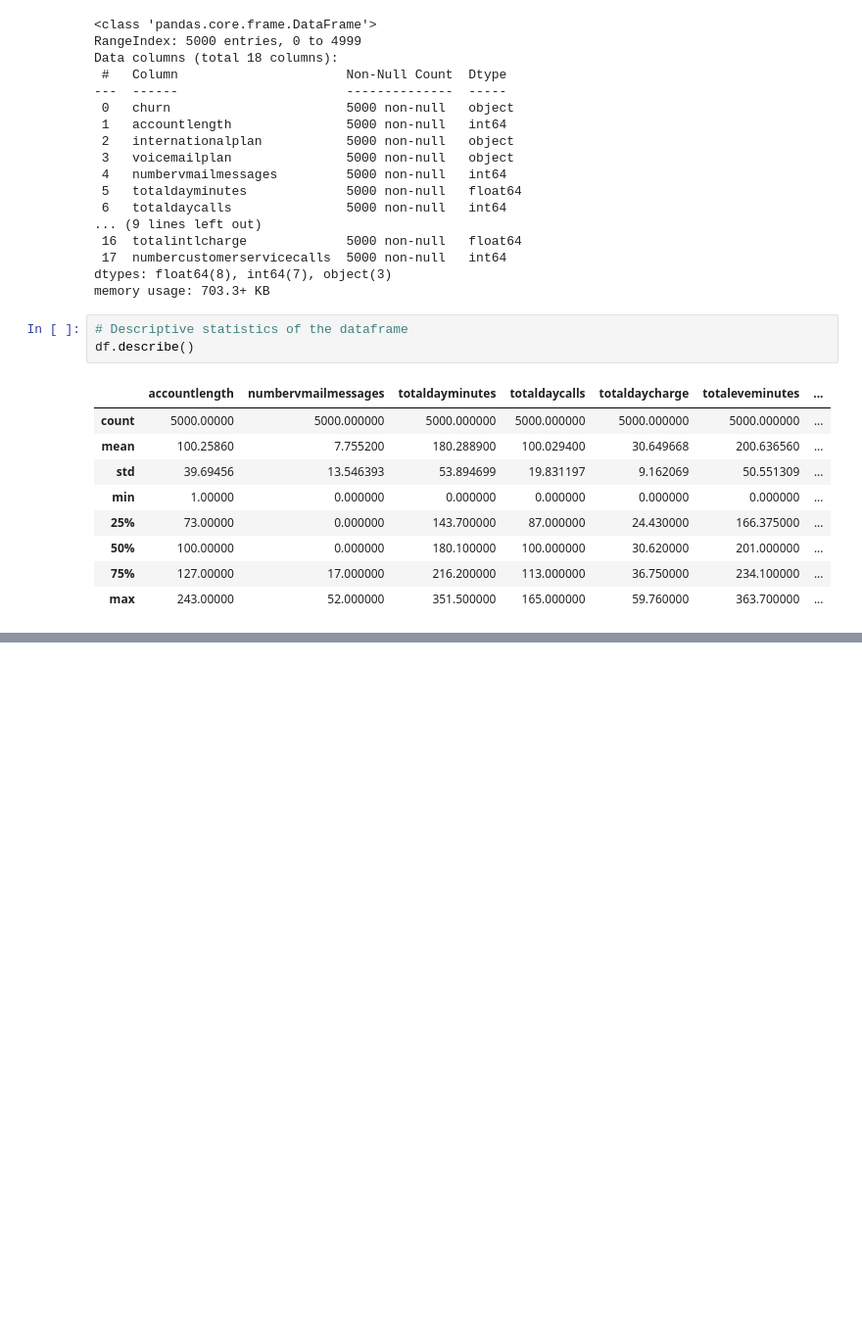
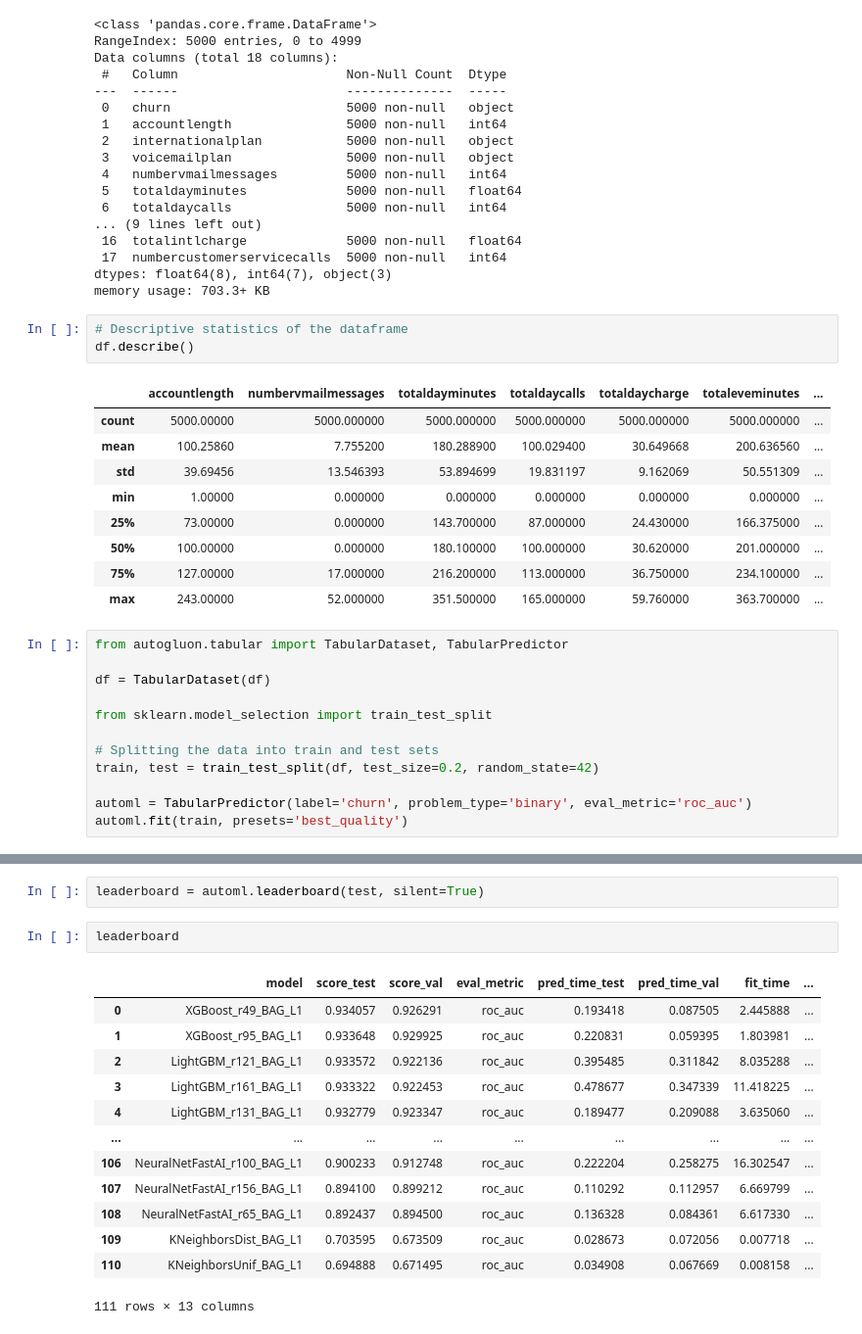
Before and after one commit to vk-poonyakanok/data-science-bootcamp9, a Jupyter notebook: MachineLearning/homework_churnprediction.ipynb, the cells around one changed output, grey strips where cells are left out. Shown at 98% size. Cells and saved outputs as stored; diff of their text form; blank space fills up the shorter version.

```diff
--- a/MachineLearning/homework_churnprediction.ipynb
+++ b/MachineLearning/homework_churnprediction.ipynb
@@ -62,3 +64,15 @@ df.describe()
 | 50% | 100.00000 | 0.000000 | 180.100000 | 100.000000 | 30.620000 | 201.000000 | ... |
 | 75% | 127.00000 | 17.000000 | 216.200000 | 113.000000 | 36.750000 | 234.100000 | ... |
 | max | 243.00000 | 52.000000 | 351.500000 | 165.000000 | 59.760000 | 363.700000 | ... |
+# %%
+from autogluon.tabular import TabularDataset, TabularPredictor
+
+df = TabularDataset(df)
+
+from sklearn.model_selection import train_test_split
+
+# Splitting the data into train and test sets
+train, test = train_test_split(df, test_size=0.2, random_state=42)
+
+automl = TabularPredictor(label='churn', problem_type='binary', eval_metric='roc_auc')
+automl.fit(train, presets='best_quality')
@@ -64,0 +114,18 @@ df.describe()
+# %%
+leaderboard = automl.leaderboard(test, silent=True)
+# %%
+leaderboard
+# %% [output]
+|  | model | score_test | score_val | eval_metric | pred_time_test | pred_time_val | fit_time | ... |
+| 0 | XGBoost_r49_BAG_L1 | 0.934057 | 0.926291 | roc_auc | 0.193418 | 0.087505 | 2.445888 | ... |
+| 1 | XGBoost_r95_BAG_L1 | 0.933648 | 0.929925 | roc_auc | 0.220831 | 0.059395 | 1.803981 | ... |
+| 2 | LightGBM_r121_BAG_L1 | 0.933572 | 0.922136 | roc_auc | 0.395485 | 0.311842 | 8.035288 | ... |
+| 3 | LightGBM_r161_BAG_L1 | 0.933322 | 0.922453 | roc_auc | 0.478677 | 0.347339 | 11.418225 | ... |
+| 4 | LightGBM_r131_BAG_L1 | 0.932779 | 0.923347 | roc_auc | 0.189477 | 0.209088 | 3.635060 | ... |
+| ... | ... | ... | ... | ... | ... | ... | ... | ... |
+| 106 | NeuralNetFastAI_r100_BAG_L1 | 0.900233 | 0.912748 | roc_auc | 0.222204 | 0.258275 | 16.302547 | ... |
+| 107 | NeuralNetFastAI_r156_BAG_L1 | 0.894100 | 0.899212 | roc_auc | 0.110292 | 0.112957 | 6.669799 | ... |
+| 108 | NeuralNetFastAI_r65_BAG_L1 | 0.892437 | 0.894500 | roc_auc | 0.136328 | 0.084361 | 6.617330 | ... |
+| 109 | KNeighborsDist_BAG_L1 | 0.703595 | 0.673509 | roc_auc | 0.028673 | 0.072056 | 0.007718 | ... |
+| 110 | KNeighborsUnif_BAG_L1 | 0.694888 | 0.671495 | roc_auc | 0.034908 | 0.067669 | 0.008158 | ... |
+111 rows × 13 columns
```
Also changed, not shown: parts of 8 cells of this notebook, 2 other files.
